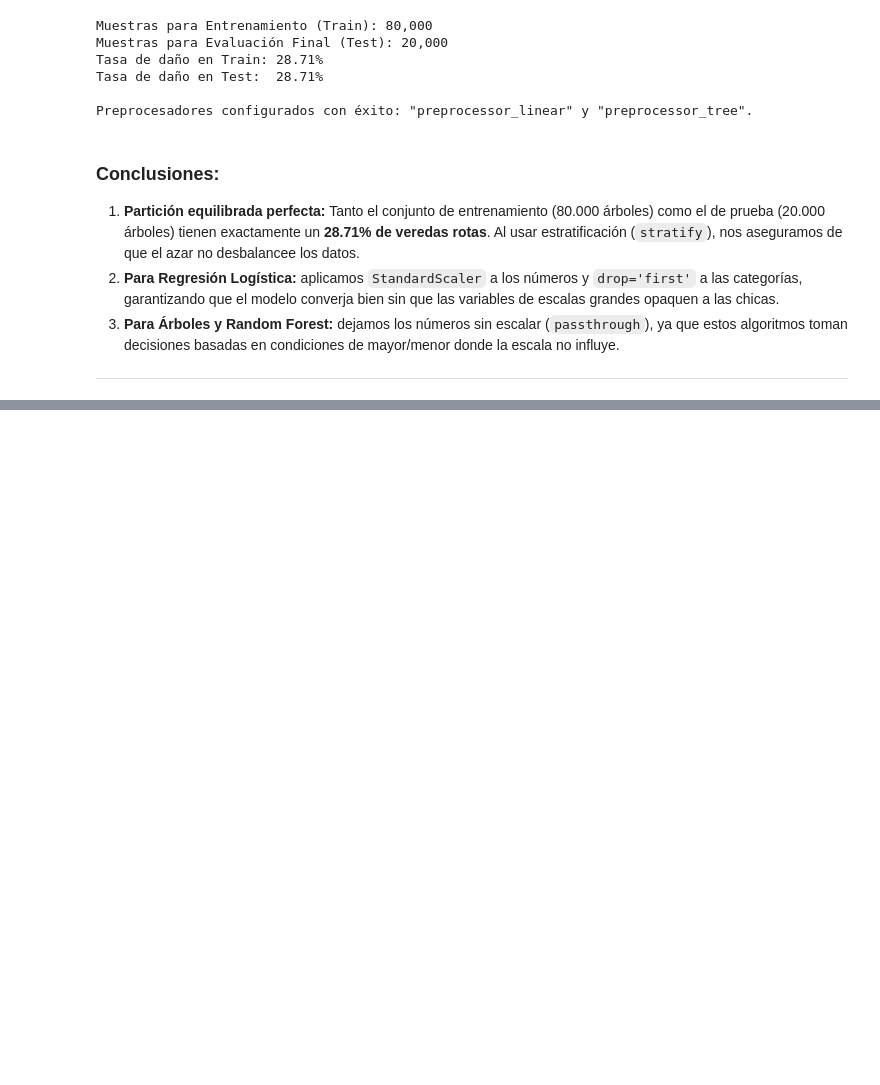
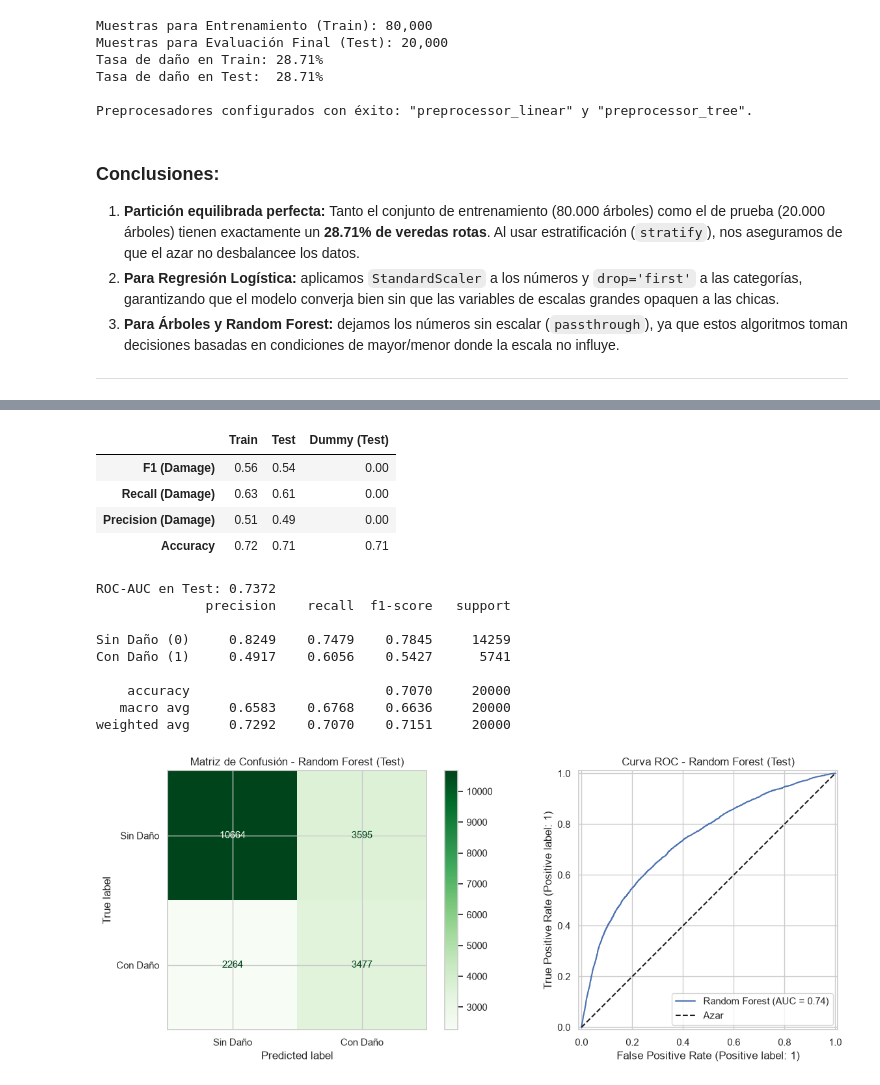
Before and after one commit to EnzoFer/YPF-curso-Data-Science, a Jupyter notebook: Final/Final.ipynb, the cells around one changed output, grey strips where cells are left out. Saved outputs shown, nothing was run; the diff lists cells and outputs as text; code cells hidden in the pictures; blank space fills up the shorter version.

```diff
--- a/Final/Final.ipynb
+++ b/Final/Final.ipynb
@@ -539,0 +686,51 @@ weighted avg       0.51      0.71      0.59     20000
+# %%
+from sklearn.metrics import (f1_score, recall_score, precision_score, accuracy_score,
+                             roc_auc_score, classification_report, ConfusionMatrixDisplay, RocCurveDisplay)
+
+# Predicciones
+y_pred_train = best_rf.predict(X_train)
+y_pred_test = best_rf.predict(X_test)
+y_prob_test = best_rf.predict_proba(X_test)[:, 1]
+
+# 1. Train vs Test (brecha de sobreajuste)
+tabla = pd.DataFrame({
+    'Train': [f1_score(y_train, y_pred_train), recall_score(y_train, y_pred_train),
+              precision_score(y_train, y_pred_train), accuracy_score(y_train, y_pred_train)],
+    'Test': [f1_score(y_test, y_pred_test), recall_score(y_test, y_pred_test),
+             precision_score(y_test, y_pred_test), accuracy_score(y_test, y_pred_test)],
+    'Dummy (Test)': [f1_score(y_test, y_pred_dummy, zero_division=0), recall_score(y_test, y_pred_dummy),
+                     precision_score(y_test, y_pred_dummy, zero_division=0), accuracy_score(y_test, y_pred_dummy)]
+}, index=['F1 (Damage)', 'Recall (Damage)', 'Precision (Damage)', 'Accuracy']).round(4)
+display(tabla)
+print(f"ROC-AUC en Test: {roc_auc_score(y_test, y_prob_test):.4f}")
+
+# 2. Reporte completo
+print(classification_report(y_test, y_pred_test, target_names=['Sin Daño (0)', 'Con Daño (1)'], digits=4))
+
+# 3. Matriz de confusión y curva ROC
+fig, axes = plt.subplots(1, 2, figsize=(13, 5))
+ConfusionMatrixDisplay.from_predictions(y_test, y_pred_test, display_labels=['Sin Daño', 'Con Daño'],
+                                        cmap='Greens', ax=axes[0])
+axes[0].set_title('Matriz de Confusión - Random Forest (Test)')
+RocCurveDisplay.from_predictions(y_test, y_prob_test, name='Random Forest', ax=axes[1])
+axes[1].plot([0, 1], [0, 1], 'k--', label='Azar')
+axes[1].set_title('Curva ROC - Random Forest (Test)')
+axes[1].legend()
+plt.tight_layout()
+plt.show()
+# %% [output]
+|  | Train | Test | Dummy (Test) |
+| F1 (Damage) | 0.56 | 0.54 | 0.00 |
+| Recall (Damage) | 0.63 | 0.61 | 0.00 |
+| Precision (Damage) | 0.51 | 0.49 | 0.00 |
+| Accuracy | 0.72 | 0.71 | 0.71 |
+ROC-AUC en Test: 0.7372
+              precision    recall  f1-score   support
+
+Sin Daño (0)     0.8249    0.7479    0.7845     14259
+Con Daño (1)     0.4917    0.6056    0.5427      5741
+
+    accuracy                         0.7070     20000
+   macro avg     0.6583    0.6768    0.6636     20000
+weighted avg     0.7292    0.7070    0.7151     20000
+[figure, added]
```
Also changed, not shown: parts of 17 cells of this notebook, 2 other files.
